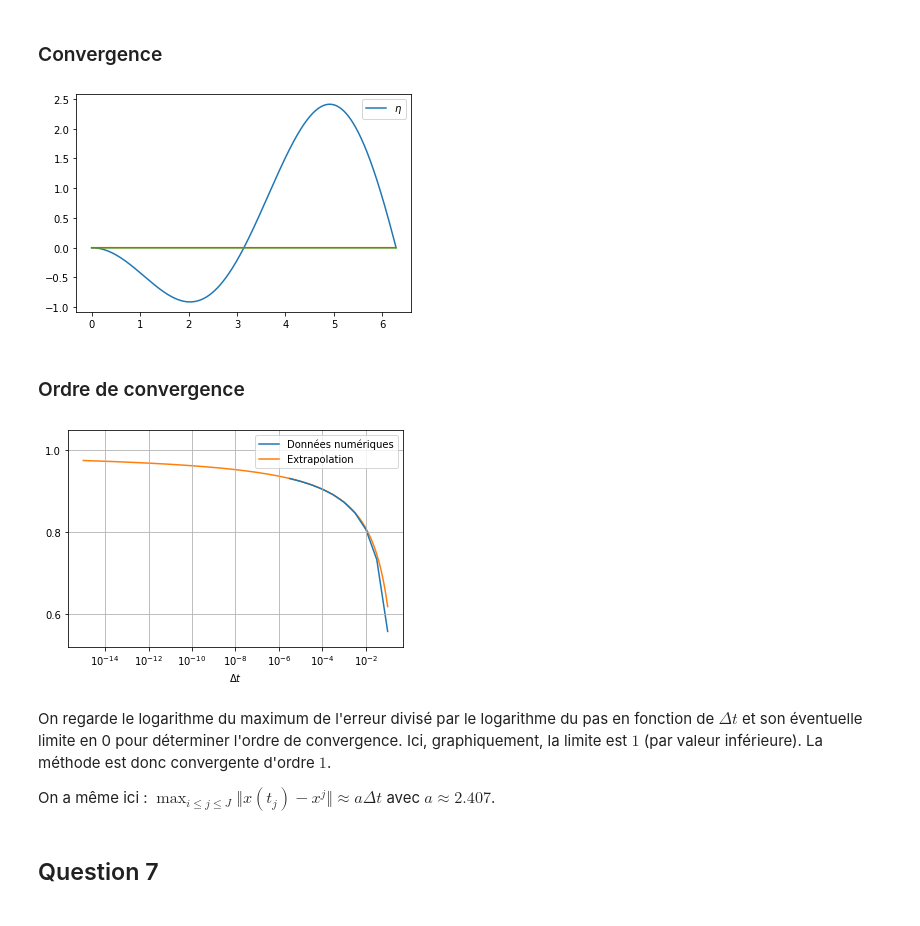
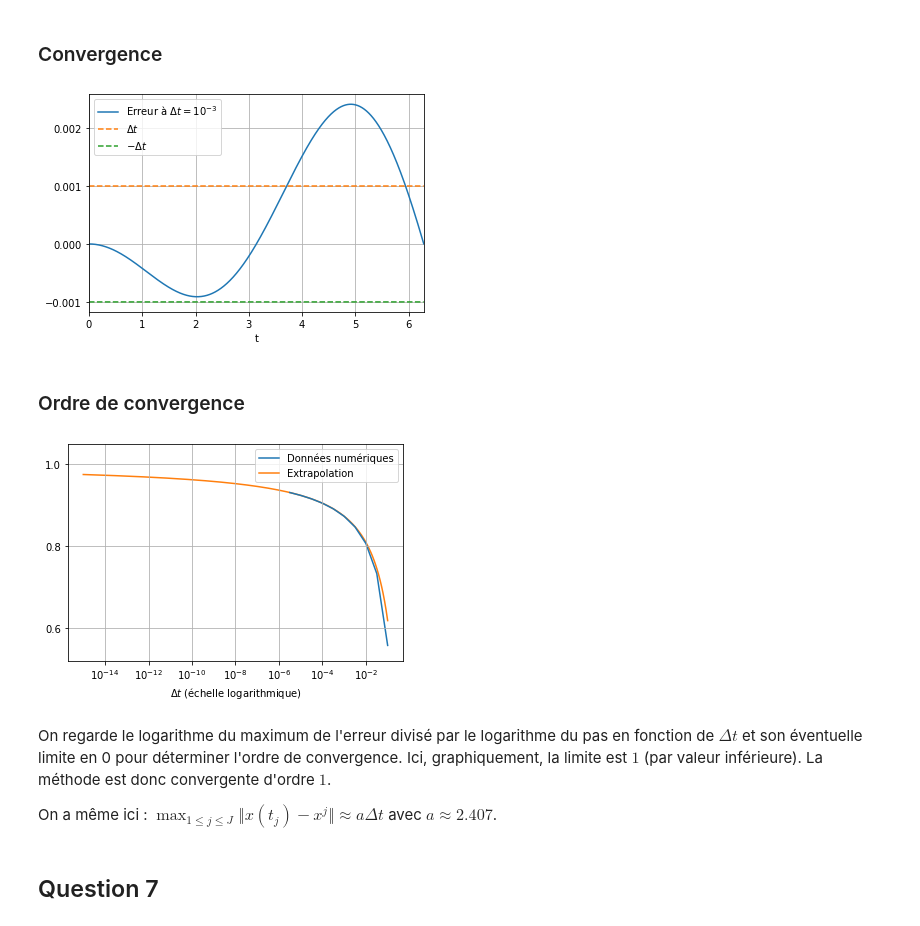
Before and after one commit to 20castro/Projet-equa-diff, a Jupyter notebook: Projet.ipynb, the cells around one changed output. Drawn from its saved outputs; the diff is of its cells as text; code cells hidden in the pictures.

```diff
--- a/Projet.ipynb
+++ b/Projet.ipynb
@@ -159,9 +160,9 @@ On modifie légèrement $solve\_euler\_explicit$ pour pouvoir représenter graph
 def graphic_euler_explicit(f, x0, dt, t0, tf):
     T = np.arange(t0, tf, dt)
     X = [x0]
-    for t in T:
+    for t in T[:-1]:
         X.append(X[-1] + dt*f(t, X[-1]))
-    return T, np.array(X[:-1], dtype = np.float)
+    return T, np.array(X, dtype = np.float)
 # %%
 def g(t, x):
     return x[::-1]*np.array([1, -1])
@@ -178,18 +179,19 @@ plt.grid();
 # %% [markdown]
 ### Convergence
 # %%
-def ordre() :
-    T, X = graphic_euler_explicit(g, np.array([0, 1]), 10**(-3), 0, 2*np.pi)
-    eta = (np.sin(T) - X[:, 0])/10**(-3)
-    delta_t_p = np.array([10**(-3)]*len(T))
-    plt.plot(T, eta, label = "$\eta$")
-    plt.plot(T, delta_t_p)
-    plt.plot(T, - delta_t_p)
-    plt.legend()
-
-ordre()
+T, X = graphic_euler_explicit(g, np.array([0, 1]), 10**(-3), 0, 2*np.pi)
+eta = (np.sin(T) - X[:, 0])
+delta_t_p = np.ones(len(T))*10**(-3)
+plt.plot(T, eta, label = "Erreur à $\Delta t = 10^{-3}$")
+plt.plot(T, delta_t_p, '--', label = "$\Delta t$")
+plt.plot(T, - delta_t_p, '--', label = "$- \Delta t$")
+plt.xlabel('t')
+plt.xlim(0, 2*np.pi)
+plt.yticks(np.arange(-10**-3, 3*10**-3, 10**-3))
+plt.legend()
+plt.grid();
 # %% [output]
-[figure, old version]
+[figure, new version]
 # %% [markdown]
 ### Ordre de convergence
 # %%
@@ -212,11 +214,11 @@ plt.plot(F, 1 + np.log(eta[0]/dT[0])/np.log(F), zorder = 0, label = 'Extrapolati
 plt.grid(True, which = 'both')
 plt.legend();
 # %% [output]
-[figure, old version]
+[figure, new version]
 # %% [markdown]
 On regarde le logarithme du maximum de l'erreur divisé par le logarithme du pas en fonction de $\Delta t$ et son éventuelle limite en 0 pour déterminer l'ordre de convergence. Ici, graphiquement, la limite est $1$ (par valeur inférieure). La méthode est donc convergente d'ordre $1$.
 
-On a même ici : $\max_{i \leqslant j \leqslant J} \Vert x (t_j) - x^j \Vert \approx a \Delta t$ avec $a \approx 2.407$.
+On a même ici : $\max_{1 \leqslant j \leqslant J} \Vert x (t_j) - x^j \Vert \approx a \Delta t$ avec $a \approx 2.407$.
 # %% [markdown]
 ## Question 7
 # %%
```
Also changed, not shown: parts of 22 cells of this notebook.
